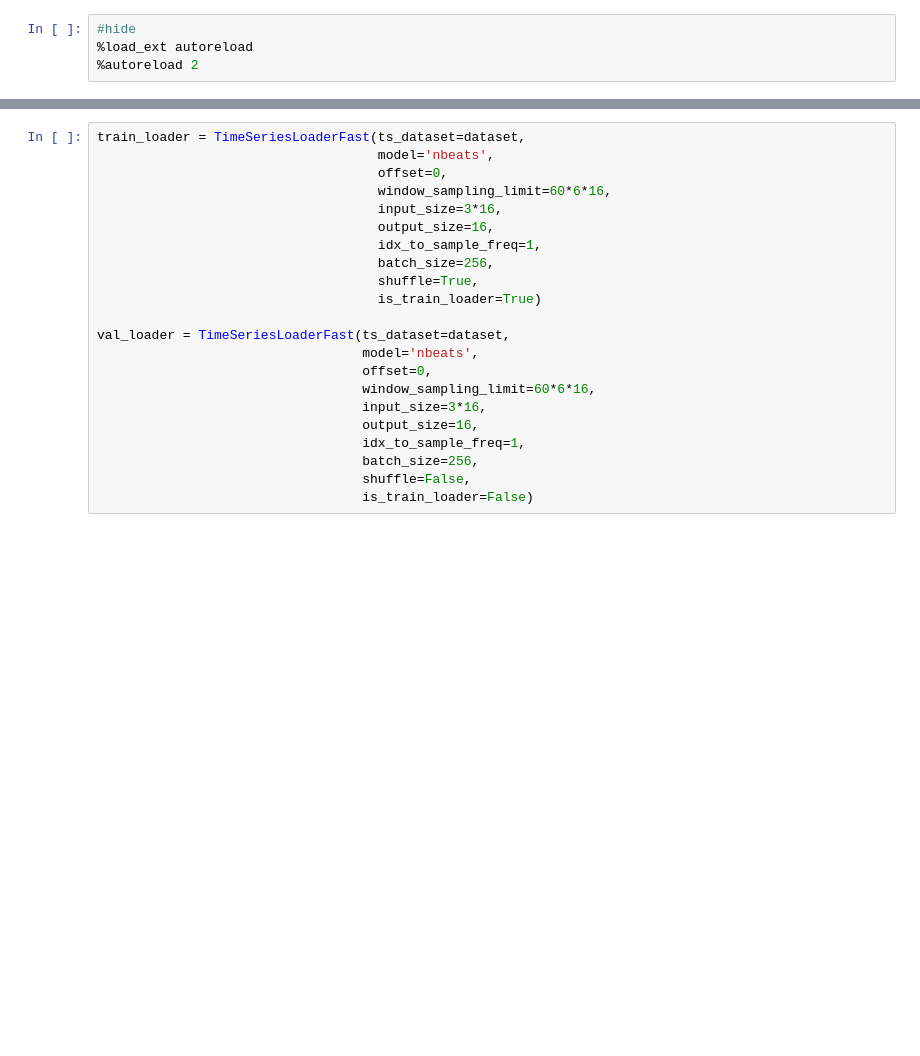
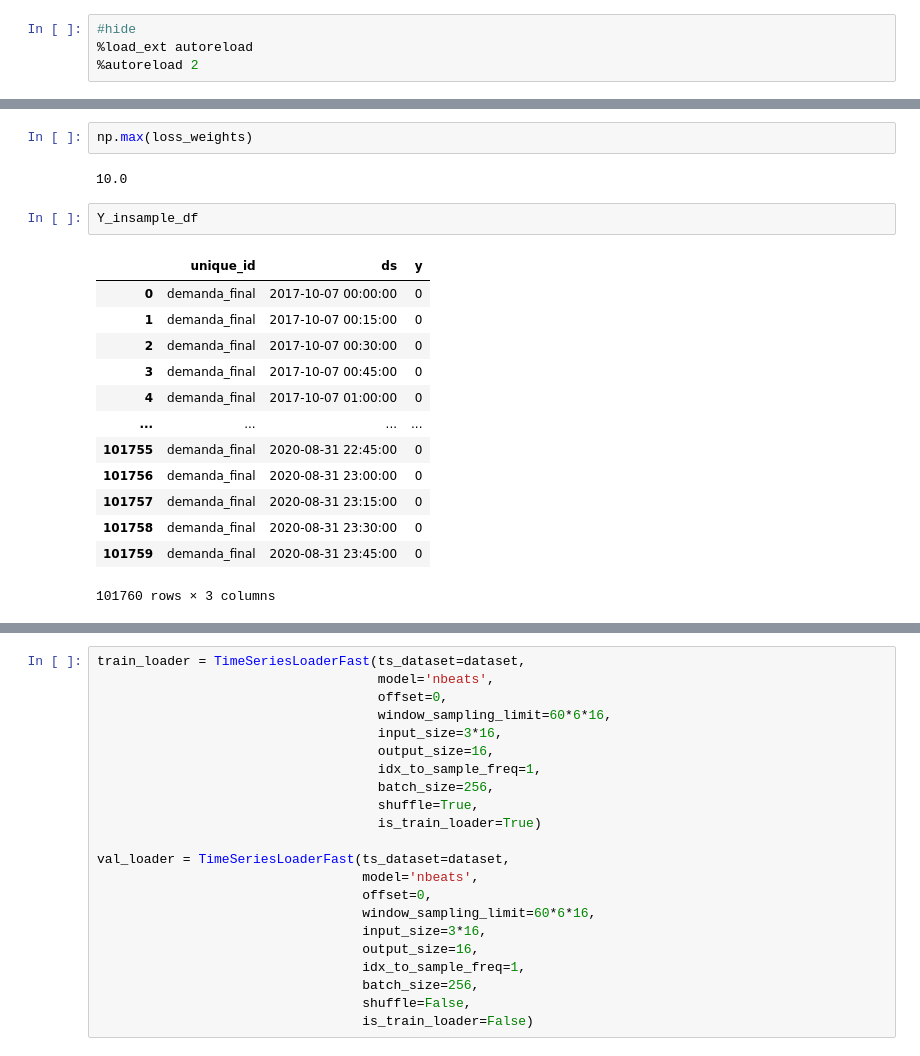
Before and after one commit to Nixtla/Nixtla, a Jupyter notebook: nbs/models_onnbeats__nbeats.ipynb, the cells around one changed output, grey strips where cells are left out. Saved outputs shown, nothing was run; the diff lists cells and outputs as text; blank space fills up the shorter version.

```diff
--- a/nbs/models_onnbeats__nbeats.ipynb
+++ b/nbs/models_onnbeats__nbeats.ipynb
@@ -615,0 +633,20 @@ Y_outsample_df.tail()
+# %%
+np.max(loss_weights)
+# %% [output]
+10.0
+# %%
+Y_insample_df
+# %% [output]
+|  | unique_id | ds | y |
+| 0 | demanda_final | 2017-10-07 00:00:00 | 0 |
+| 1 | demanda_final | 2017-10-07 00:15:00 | 0 |
+| 2 | demanda_final | 2017-10-07 00:30:00 | 0 |
+| 3 | demanda_final | 2017-10-07 00:45:00 | 0 |
+| 4 | demanda_final | 2017-10-07 01:00:00 | 0 |
+| ... | ... | ... | ... |
+| 101755 | demanda_final | 2020-08-31 22:45:00 | 0 |
+| 101756 | demanda_final | 2020-08-31 23:00:00 | 0 |
+| 101757 | demanda_final | 2020-08-31 23:15:00 | 0 |
+| 101758 | demanda_final | 2020-08-31 23:30:00 | 0 |
+| 101759 | demanda_final | 2020-08-31 23:45:00 | 0 |
+101760 rows × 3 columns
```
Also changed, not shown: parts of 15 cells of this notebook, 1 other file.
